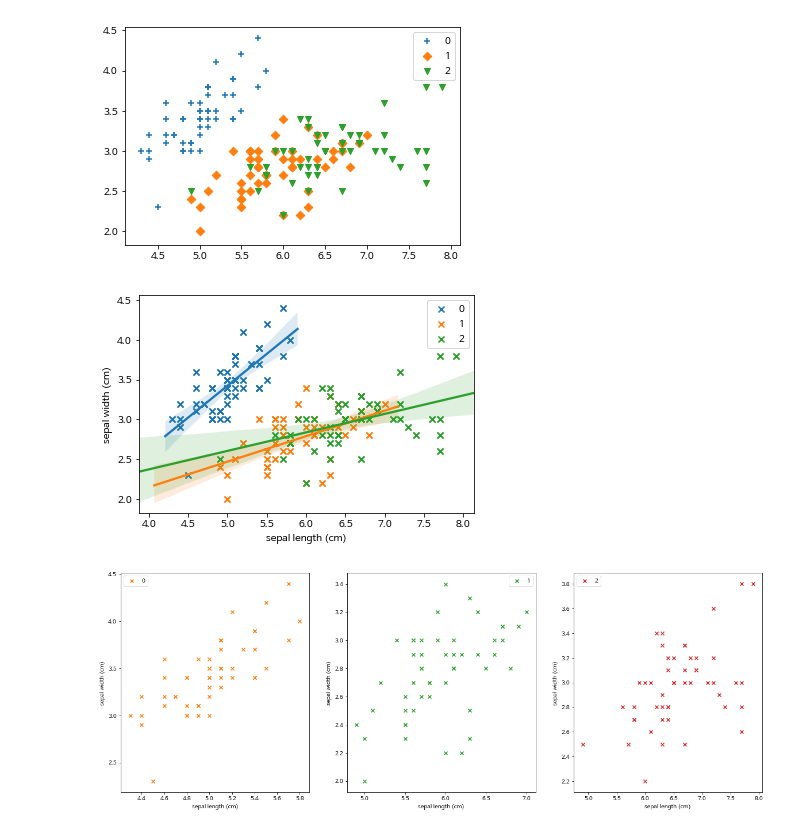
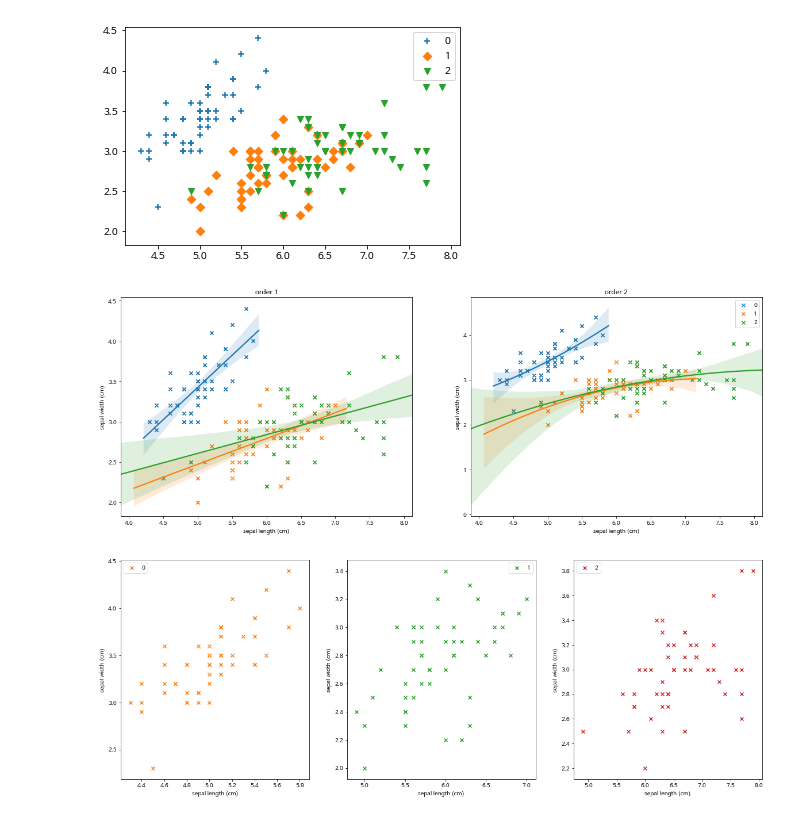
Before and after one commit to Kaggle-Korea-Study-Sanbon/kaggle-sanbon, a Jupyter notebook: week5/박지훈_Scatter_plot.ipynb, the cells around one changed output. Saved outputs shown, nothing was run; the diff lists cells and outputs as text; code cells hidden in the pictures.

Commit message:
Scatter_plot

```diff
--- a/week5/박지훈_Scatter_plot.ipynb
+++ b/week5/박지훈_Scatter_plot.ipynb
@@ -96,14 +96,23 @@ plt.show()
 # %% [output]
 [figure]
 # %%
-# plot by target and regression using seaborn
+# plot by target and regression using seaborn(order=1)
+plt.figure(figsize=(20, 7))
+plt.subplot(1, 2, 1)
 for i in pd.unique(df.target):
     plt.scatter(x="sepal length (cm)", y="sepal width (cm)", marker="x", label=i, data=df[df.target==i])
     sns.regplot(x='sepal length (cm)', y='sepal width (cm)', marker="x", data=df[df.target==i])
+plt.title("order 1")
+plt.subplot(1, 2, 2)
+# plot by target and regression using seaborn(order=2)
+for i in pd.unique(df.target):
+    plt.scatter(x="sepal length (cm)", y="sepal width (cm)", marker="x", label=i, data=df[df.target==i])
+    sns.regplot(x='sepal length (cm)', y='sepal width (cm)', marker="x", order=2, data=df[df.target==i])
+plt.title("order 2")
 plt.legend()
 plt.show()
 # %% [output]
-[figure, old version]
+[figure, new version]
 # %%
 # facet plot
 color_list = ["C1", "C2", "C3"]
```
